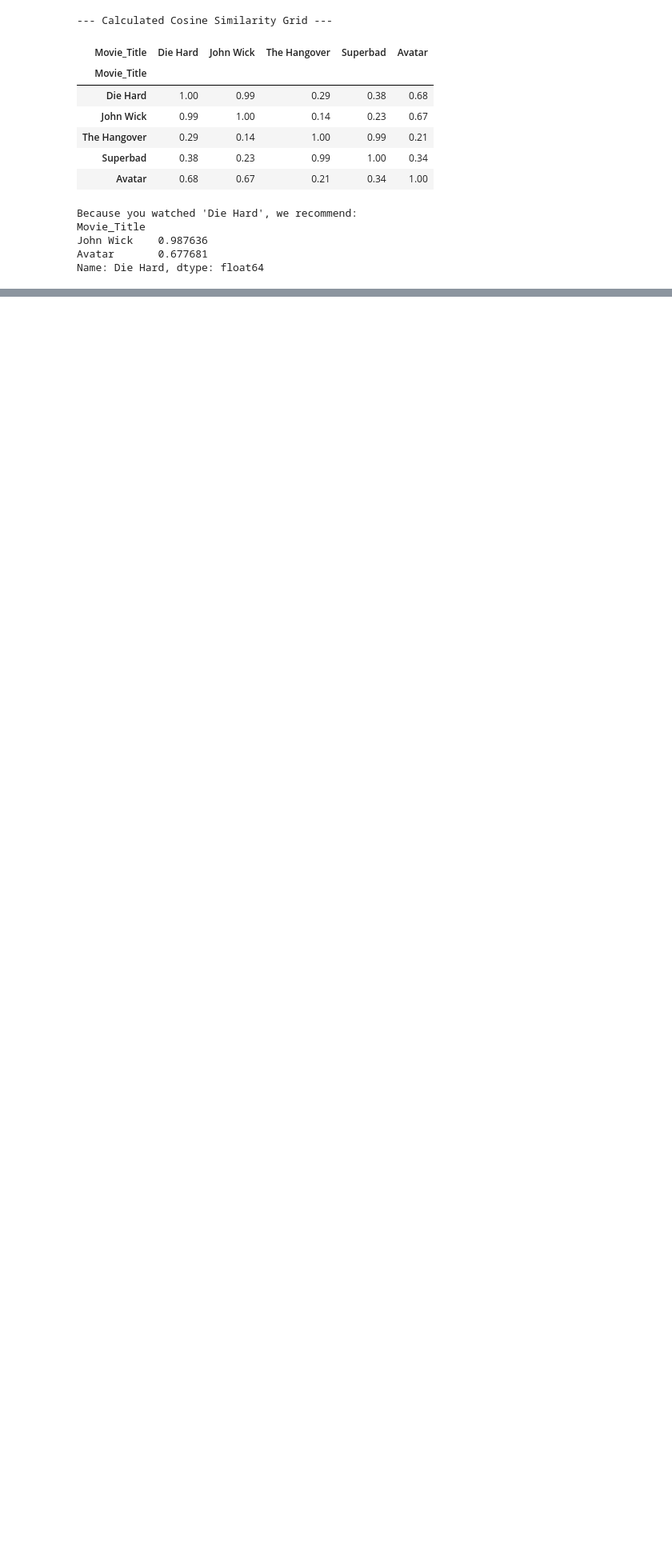
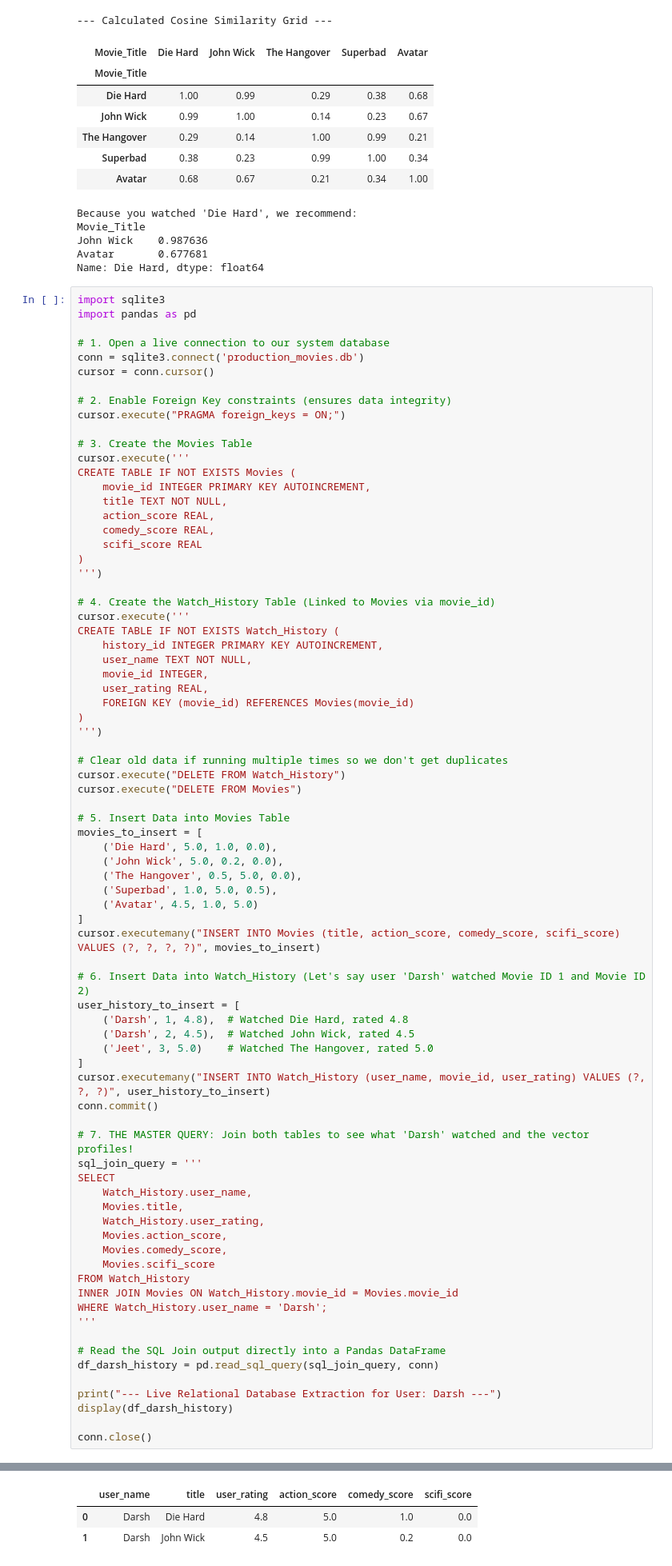
Before and after one commit to darshmyatra/Movie-Recommender-AI, a Jupyter notebook: Movie_Recommender_Engine.ipynb, the cells around one changed output, grey strips where cells are left out. Shown at 80% size. Cells and saved outputs as stored; diff of their text form; blank space fills up the shorter version.

Commit message:
Add files via upload
Integrated SQL Database pipelines with 3D Cosine Similarity Vector engine

```diff
--- a/Movie_Recommender_Engine.ipynb
+++ b/Movie_Recommender_Engine.ipynb
@@ -59,3 +59,81 @@ Movie_Title
 John Wick    0.987636
 Avatar       0.677681
 Name: Die Hard, dtype: float64
+# %%
+import sqlite3
+import pandas as pd
+
+# 1. Open a live connection to our system database
+conn = sqlite3.connect('production_movies.db')
+cursor = conn.cursor()
+
+# 2. Enable Foreign Key constraints (ensures data integrity)
+cursor.execute("PRAGMA foreign_keys = ON;")
+
+# 3. Create the Movies Table
+cursor.execute('''
+CREATE TABLE IF NOT EXISTS Movies (
+    movie_id INTEGER PRIMARY KEY AUTOINCREMENT,
+    title TEXT NOT NULL,
+    action_score REAL,
+    comedy_score REAL,
+    scifi_score REAL
+)
+''')
+
+# 4. Create the Watch_History Table (Linked to Movies via movie_id)
+cursor.execute('''
+CREATE TABLE IF NOT EXISTS Watch_History (
+    history_id INTEGER PRIMARY KEY AUTOINCREMENT,
+    user_name TEXT NOT NULL,
+    movie_id INTEGER,
+    user_rating REAL,
+    FOREIGN KEY (movie_id) REFERENCES Movies(movie_id)
+)
+''')
+
+# Clear old data if running multiple times so we don't get duplicates
+cursor.execute("DELETE FROM Watch_History")
+cursor.execute("DELETE FROM Movies")
+
+# 5. Insert Data into Movies Table
+movies_to_insert = [
+    ('Die Hard', 5.0, 1.0, 0.0),
+    ('John Wick', 5.0, 0.2, 0.0),
+    ('The Hangover', 0.5, 5.0, 0.0),
+    ('Superbad', 1.0, 5.0, 0.5),
+    ('Avatar', 4.5, 1.0, 5.0)
+]
+cursor.executemany("INSERT INTO Movies (title, action_score, comedy_score, scifi_score) VALUES (?, ?, ?, ?)", movies_to_insert)
+
+# 6. Insert Data into Watch_History (Let's say user 'Darsh' watched Movie ID 1 and Movie ID 2)
+user_history_to_insert = [
+    ('Darsh', 1, 4.8),  # Watched Die Hard, rated 4.8
+    ('Darsh', 2, 4.5),  # Watched John Wick, rated 4.5
+    ('Jeet', 3, 5.0)    # Watched The Hangover, rated 5.0
+]
+cursor.executemany("INSERT INTO Watch_History (user_name, movie_id, user_rating) VALUES (?, ?, ?)", user_history_to_insert)
+conn.commit()
+
+# 7. THE MASTER QUERY: Join both tables to see what 'Darsh' watched and the vector profiles!
+sql_join_query = '''
+SELECT
+    Watch_History.user_name,
+    Movies.title,
+    Watch_History.user_rating,
+    Movies.action_score,
+    Movies.comedy_score,
+    Movies.scifi_score
+FROM Watch_History
+INNER JOIN Movies ON Watch_History.movie_id = Movies.movie_id
+WHERE Watch_History.user_name = 'Darsh';
+'''
+
+# Read the SQL Join output directly into a Pandas DataFrame
+df_darsh_history = pd.read_sql_query(sql_join_query, conn)
+
+print("--- Live Relational Database Extraction for User: Darsh ---")
+display(df_darsh_history)
+
+conn.close()
+# %% [output]
@@ -62,3 +141,6 @@ Name: Die Hard, dtype: float64
+|  | user_name | title | user_rating | action_score | comedy_score | scifi_score |
+| 0 | Darsh | Die Hard | 4.8 | 5.0 | 1.0 | 0.0 |
+| 1 | Darsh | John Wick | 4.5 | 5.0 | 0.2 | 0.0 |
 # %%
 import sqlite3
 import pandas as pd
```
Also changed, not shown: parts of 2 cells of this notebook.
